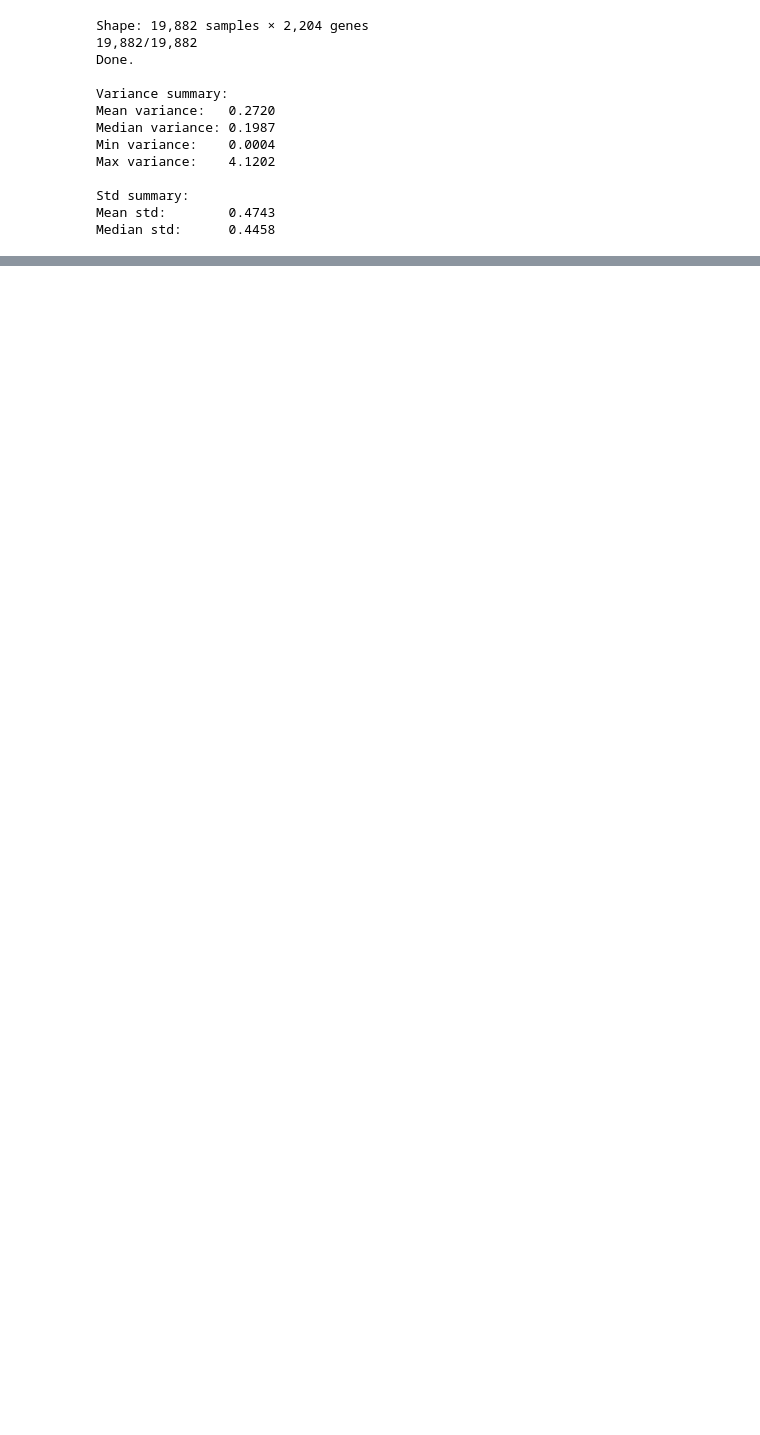
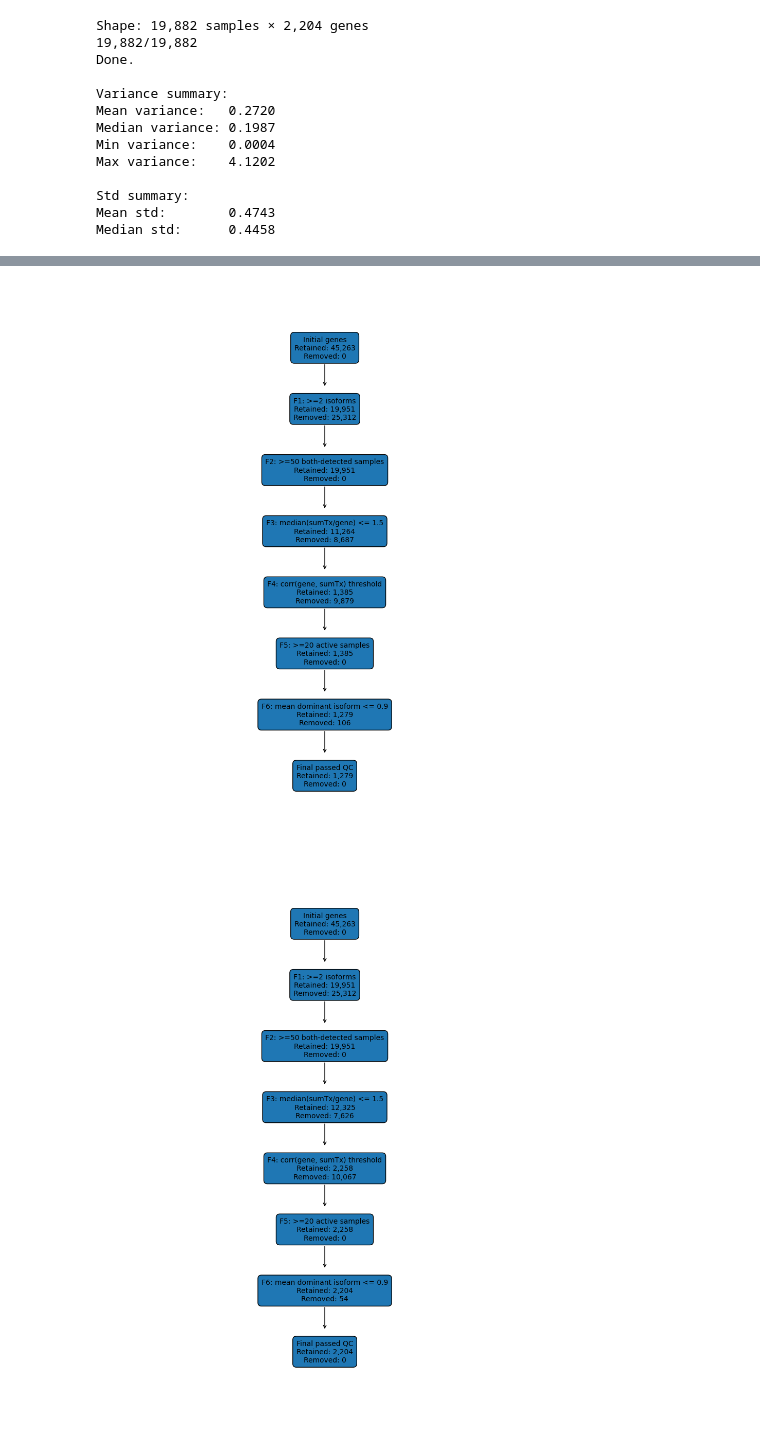
Before and after one commit to magordin/DL_project, a Jupyter notebook: notebooks/data_exploration_2.ipynb, the cells around one changed output, grey strips where cells are left out. Cells and saved outputs as stored; diff of their text form; code cells hidden in the pictures; blank space fills up the shorter version.

```diff
--- a/notebooks/data_exploration_2.ipynb
+++ b/notebooks/data_exploration_2.ipynb
@@ -77,0 +194,59 @@ Median std:      0.4458
+# %%
+# -----------------------------
+# Decision-tree style QC figure
+# -----------------------------
+def plot_qc_tree(attrition_df, setting, output_path):
+    df = attrition_df[attrition_df["setting"] == setting].copy()
+
+    labels = []
+    for _, row in df.iterrows():
+        labels.append(
+            f"{row['filter']}\n"
+            f"Retained: {row['retained']:,}\n"
+            f"Removed: {row['removed_at_filter']:,}"
+        )
+
+    fig, ax = plt.subplots(figsize=(9, 11))
+    ax.axis("off")
+
+    y_positions = list(reversed(range(len(labels))))
+
+    for i, (label, y) in enumerate(zip(labels, y_positions)):
+        ax.text(
+            0.5, y,
+            label,
+            ha="center",
+            va="center",
+            bbox=dict(boxstyle="round,pad=0.5", linewidth=1),
+            fontsize=10,
+        )
+
+        if i < len(labels) - 1:
+            ax.annotate(
+                "",
+                xy=(0.5, y - 0.65),
+                xytext=(0.5, y - 0.25),
+                arrowprops=dict(arrowstyle="->", linewidth=1),
+            )
+
+    ax.set_ylim(-1, len(labels))
+    ax.set_xlim(0, 1)
+
+    plt.tight_layout()
+    plt.savefig(output_path, dpi=300, bbox_inches="tight")
+    plt.show()
+
+plot_qc_tree(
+    attrition,
+    setting="strict_corr_0.8",
+    output_path=OUT_DIR / "qc_decision_tree_strict_corr08.png",
+)
+
+plot_qc_tree(
+    attrition,
+    setting="relaxed_corr_0.6",
+    output_path=OUT_DIR / "qc_decision_tree_relaxed_corr06.png",
+)
+# %% [output]
+[figure, added]
+[figure, added]
```
Also changed, not shown: parts of 3 cells of this notebook, 2 other files.
